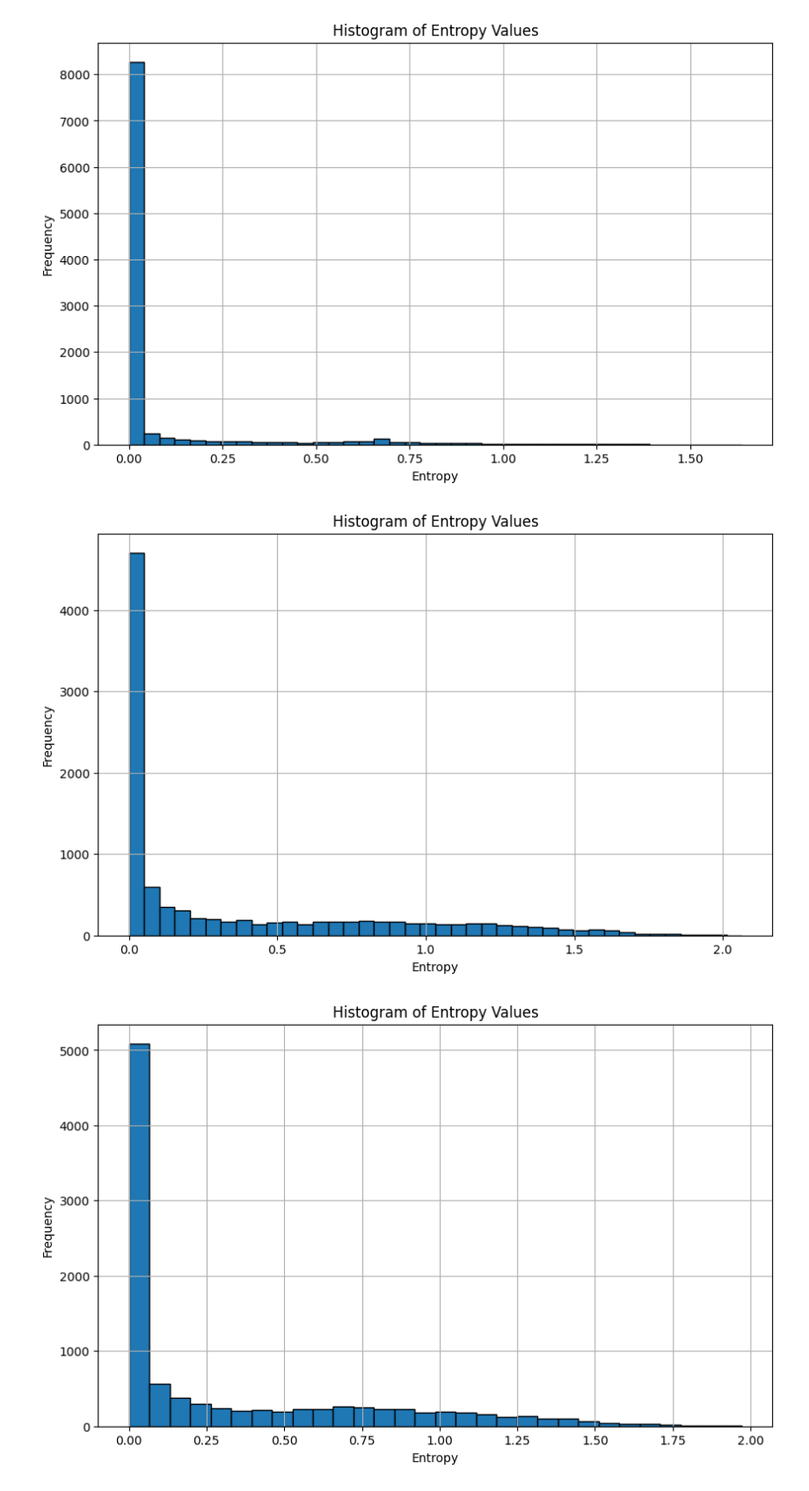
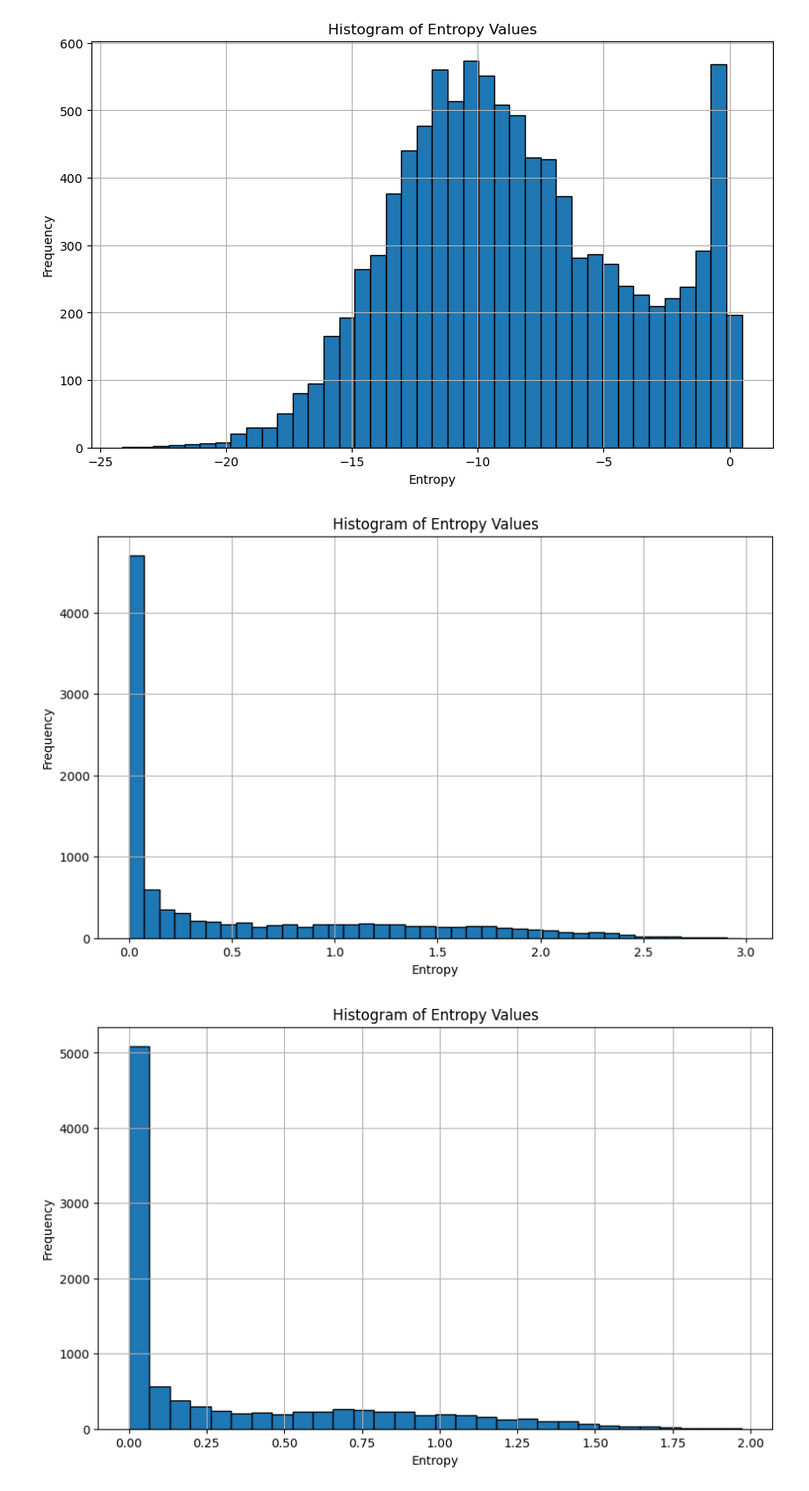
Before and after one commit to jonathansim/Rank-1-Bayesian-Neural-Networks, a Jupyter notebook: results_processing/histograms.ipynb, the cells around one changed output. Shown: that part at 88% size. Cells and saved outputs as stored; diff of their text form; code cells hidden in the pictures.

```diff
--- a/results_processing/histograms.ipynb
+++ b/results_processing/histograms.ipynb
@@ -1,25 +1,27 @@
 # %%
 import matplotlib.pyplot as plt
+import numpy as np
 
 # Read entropy values from the text file
 file_path = 'BNN_normal_data_entropy_v2.txt'
 
 with open(file_path, 'r') as file:
     entropies = [float(line.strip()) for line in file]
+entropies = np.log(entropies)
 
 # Create a histogram
 plt.figure(figsize=(10, 6))
 plt.hist(entropies, bins=40, edgecolor='black')
 plt.title('Histogram of Entropy Values')
 plt.xlabel('Entropy')
 plt.ylabel('Frequency')
 plt.grid(True)
 plt.show()
 # %% [output]
-[figure, old version]
+[figure, new version]
 # %%
 # Read entropy values from the text file
-file_path = 'det_corrupt_data_entropy.txt'
+file_path = 'det_corrupt_data_entropy_log2.txt'
 
 
 with open(file_path, 'r') as file:
@@ -34,7 +36,7 @@ plt.ylabel('Frequency')
 plt.grid(True)
 plt.show()
 # %% [output]
-[figure, old version]
+[figure, new version]
 # %%
 # Read entropy values from the text file
 file_path = 'BNN_corrupt_data_entropy.txt'
```
Also changed, not shown: parts of 3 cells of this notebook, 3 other files.
